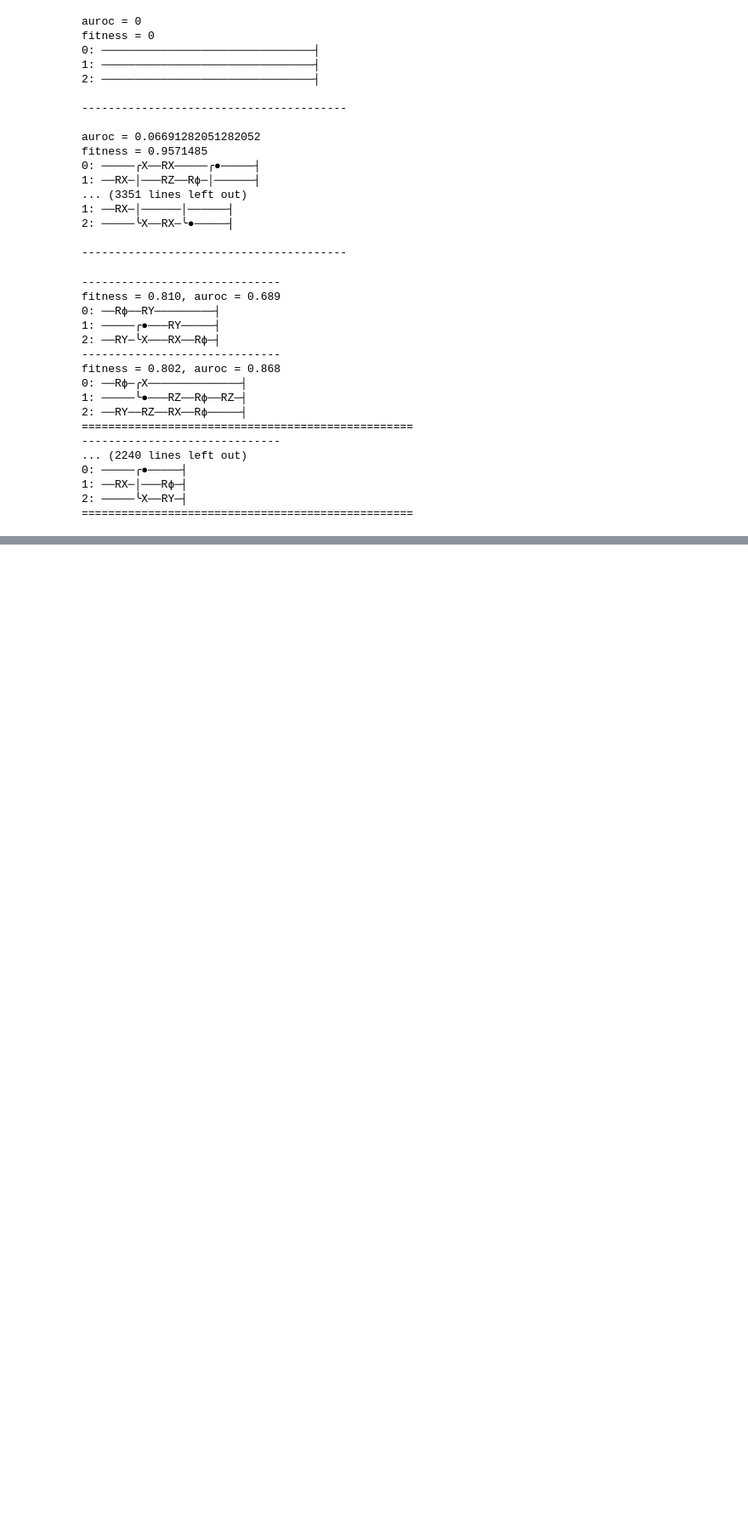
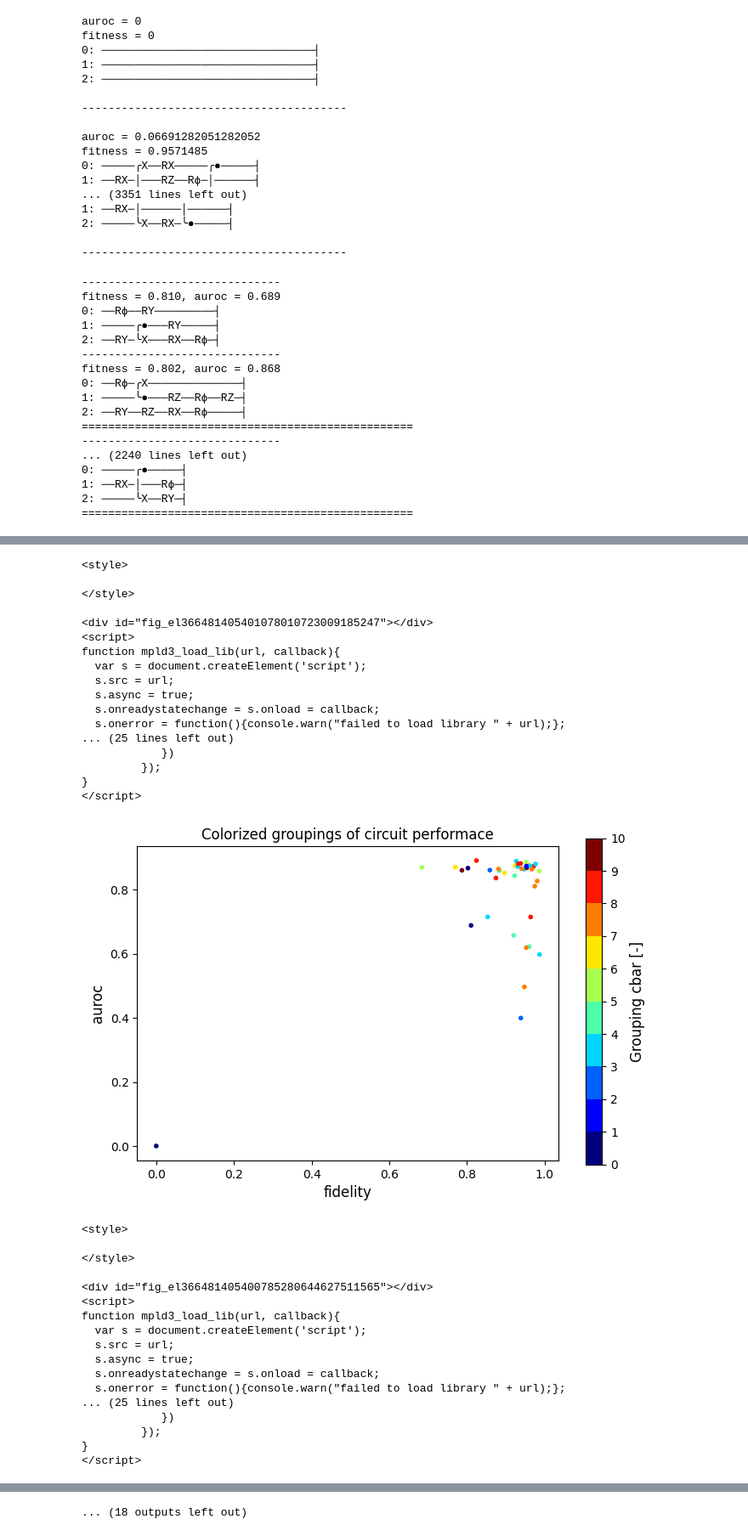
Before and after one commit to tcoulvert/QAE_4_HEP, a Jupyter notebook: Analysis/tSNE_analysis.ipynb, the cells around one changed output, grey strips where cells are left out. Shown at 85% size. Drawn from its saved outputs; the diff is of its cells as text; code cells hidden in the pictures; blank space fills up the shorter version.

```diff
--- a/Analysis/tSNE_analysis.ipynb
+++ b/Analysis/tSNE_analysis.ipynb
@@ -92,7 +92,7 @@ euc_distances = []
 
 for i in range(len(full_pop_circuits)):
     euc_distances.append(gav.euclidean_distances(full_pop_circuits[i], full_pop_circuits[0], full_pop_circuits[1:]))
-euc_distances = np.array(euc_distances)
+calc_distances = np.array(euc_distances)
 euc_distances = np.hstack(([[0]]+[[1] for _ in range(len(full_pop_circuits)-1)], euc_distances))
 
 euc_cutoff_threshold = 0.9
@@ -172,3 +175,5 @@ for _ in range(len(euc_groupings)-1):
+# %%
+euc_ordering = order(euc_distances, euc_groupings)
 # %%
 ## String Distances ##
 
@@ -179,7 +184,7 @@ for i in range(len(full_pop_circuits)):
 str_distances = np.array(str_distances)
 str_distances = np.hstack(([[0]]+[[1] for _ in range(len(full_pop_circuits)-1)], str_distances))
 
-str_cutoff_threshold = 0.7
+str_cutoff_threshold = 0.9
 str_groupings = []
 set_of_str_picked = set()
 
@@ -289,0 +317,38 @@ function mpld3_load_lib(url, callback){
+# %%
+interactive_plot(euc_ordering, euc_groupings, 'euclid')
+# %% [output]
+<style>
+
+</style>
+
+<div id="fig_el366481405401078010723009185247"></div>
+<script>
+function mpld3_load_lib(url, callback){
+  var s = document.createElement('script');
+  s.src = url;
+  s.async = true;
+  s.onreadystatechange = s.onload = callback;
+  s.onerror = function(){console.warn("failed to load library " + url);};
+... (25 lines left out)
+            })
+         });
+}
+</script>
+[figure, added]
+<style>
+
+</style>
+
+<div id="fig_el366481405400785280644627511565"></div>
+<script>
+function mpld3_load_lib(url, callback){
+  var s = document.createElement('script');
+  s.src = url;
+  s.async = true;
+  s.onreadystatechange = s.onload = callback;
+  s.onerror = function(){console.warn("failed to load library " + url);};
+... (25 lines left out)
+            })
+         });
+}
+</script>
@@ -289,0 +428 @@ function mpld3_load_lib(url, callback){
+... (18 outputs left out)
```
Also changed, not shown: parts of 9 cells of this notebook, 35 other files.
